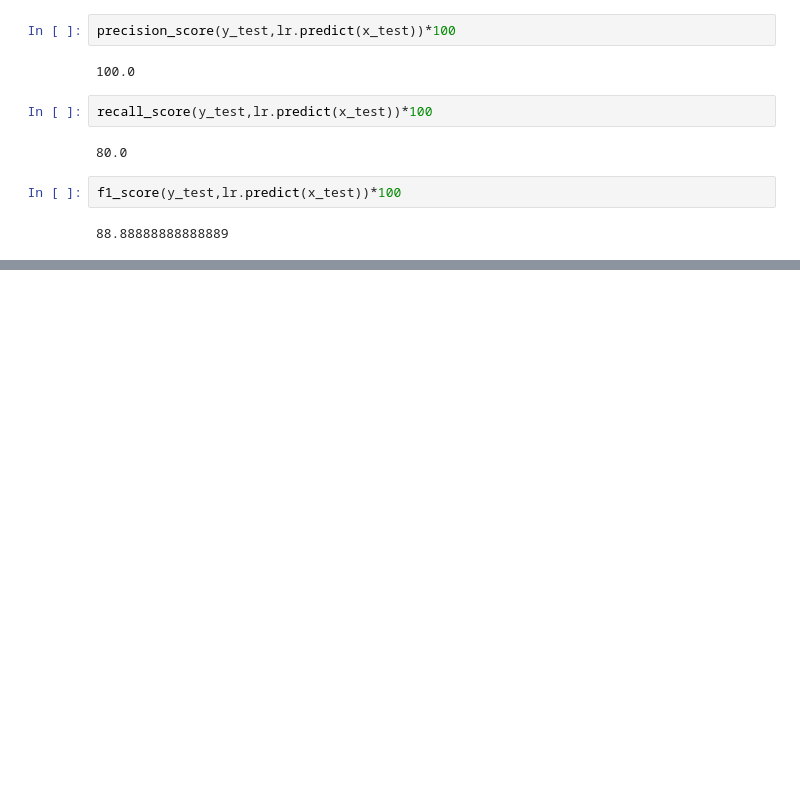
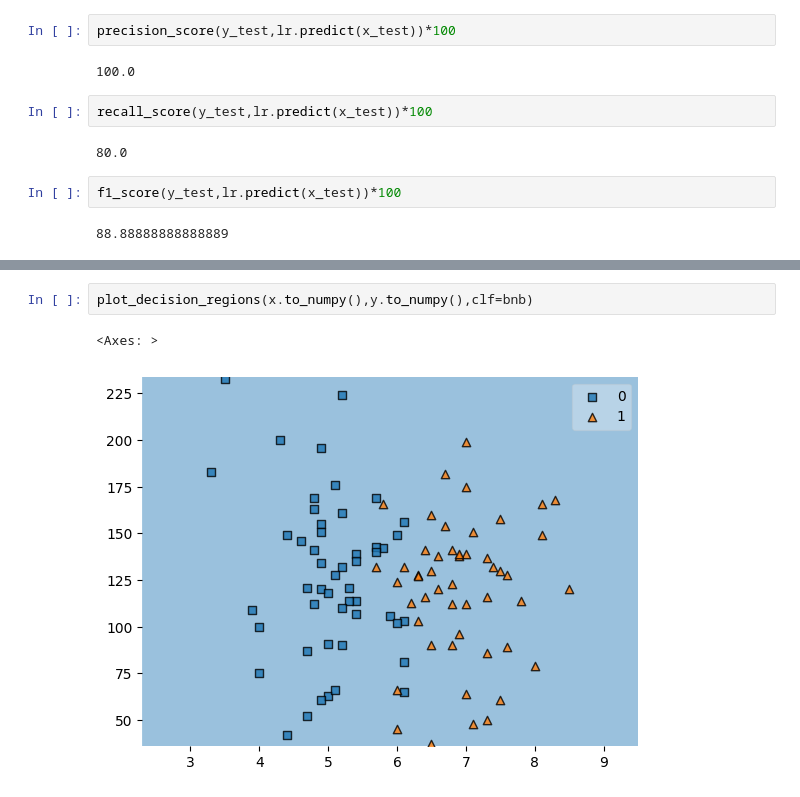
Before and after one commit to chahalbaljinder/data-science-ML-tutorial, a Jupyter notebook: classification in ml.ipynb, the cells around one changed output, grey strips where cells are left out. Drawn from its saved outputs; the diff is of its cells as text; blank space fills up the shorter version.

```diff
--- a/classification in ml.ipynb
+++ b/classification in ml.ipynb
@@ -340,0 +544,5 @@ f1_score(y_test,lr.predict(x_test))*100
+# %%
+plot_decision_regions(x.to_numpy(),y.to_numpy(),clf=bnb)
+# %% [output]
+<Axes: >
+[figure, added]
```
Also changed, not shown: parts of 54 cells of this notebook.
